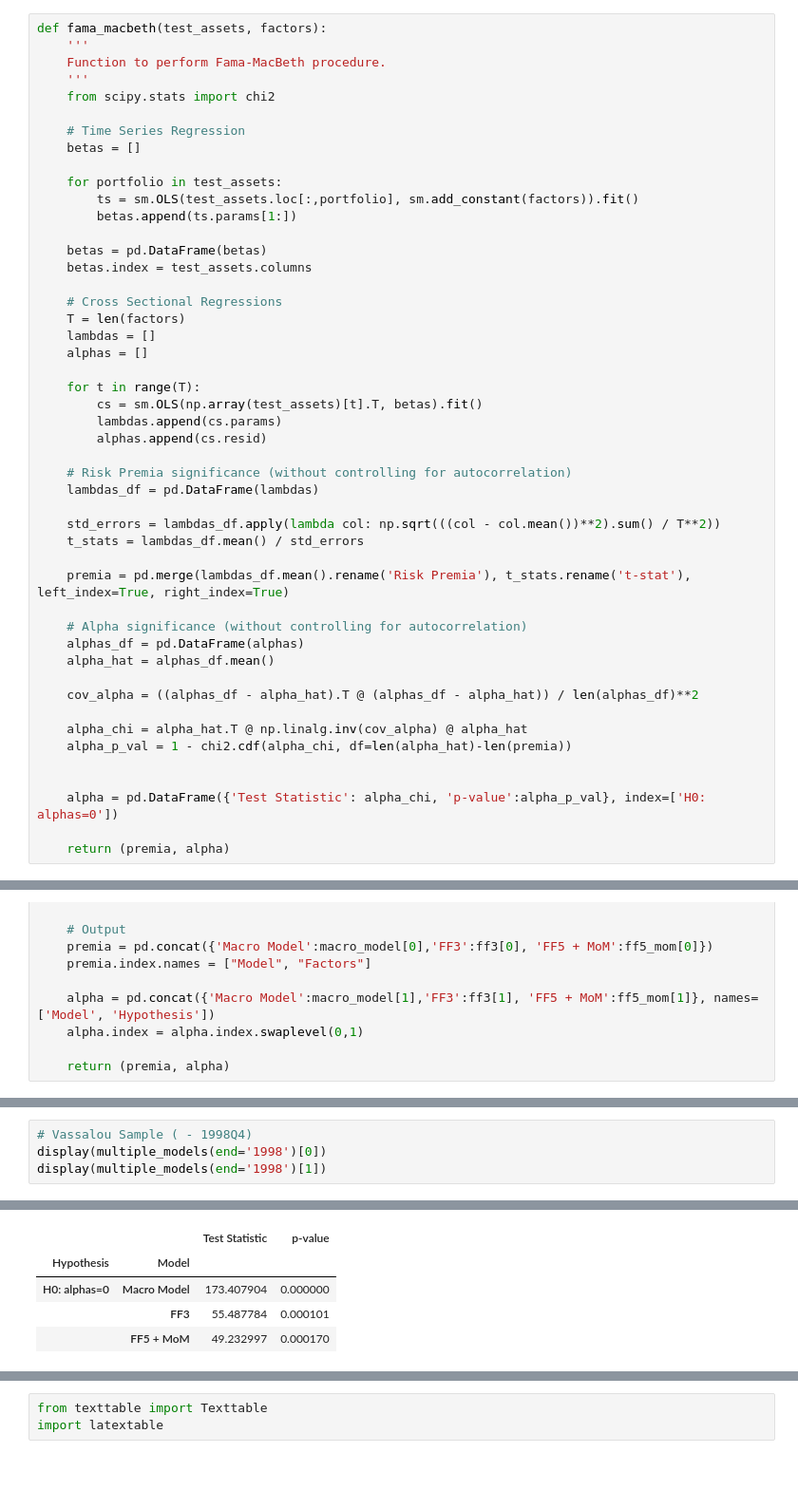
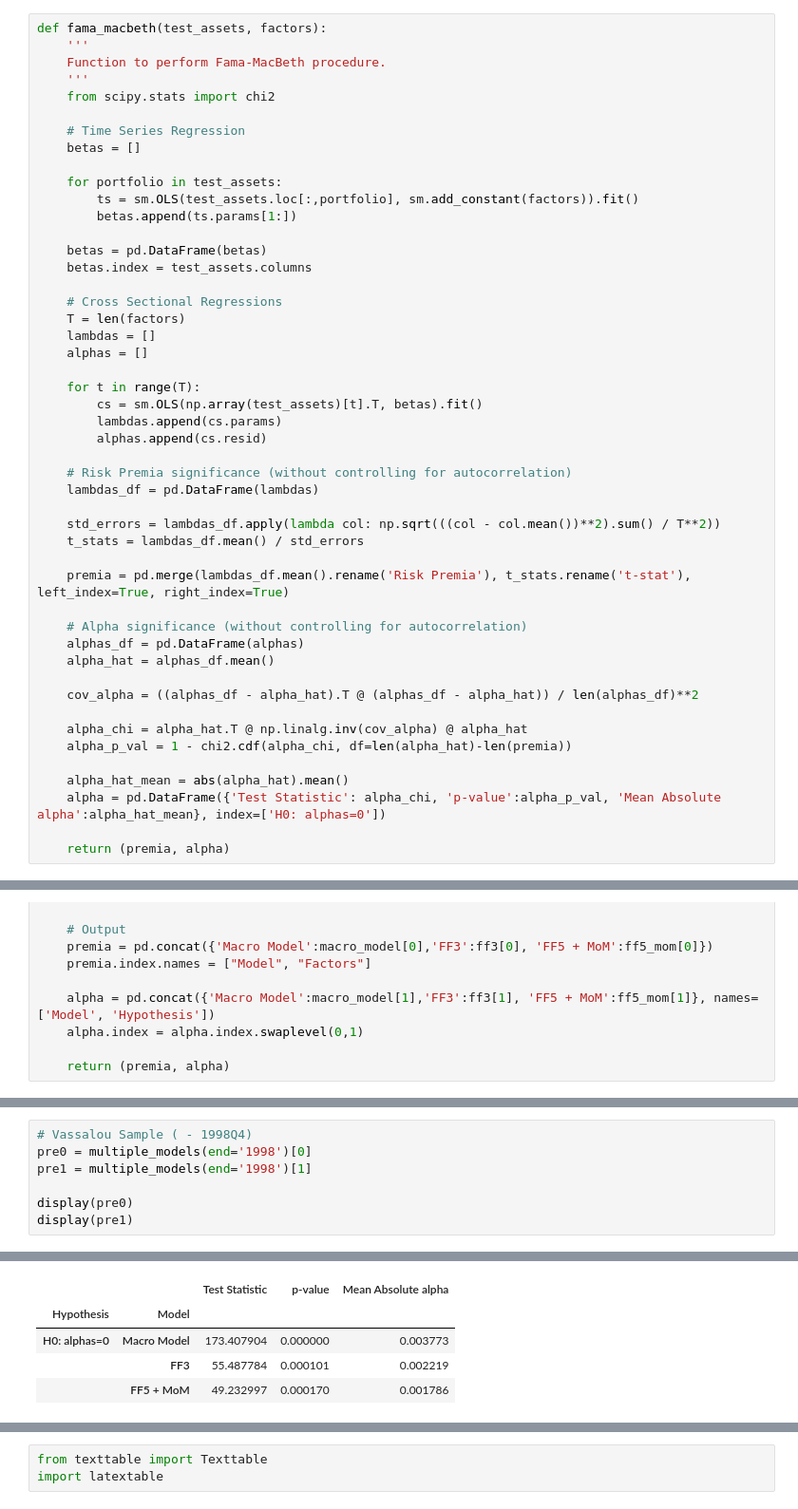
Before and after one commit to santoromano/Macro-Cross-Sectional-Analysis, a Jupyter notebook: empirics.ipynb, the cells around one changed output, grey strips where cells are left out. Shown at 95% size. Drawn from its saved outputs; the diff is of its cells as text; blank space fills up the shorter version.

```diff
--- a/empirics.ipynb
+++ b/empirics.ipynb
@@ -487,8 +487,8 @@ def fama_macbeth(test_assets, factors):
     alpha_chi = alpha_hat.T @ np.linalg.inv(cov_alpha) @ alpha_hat
     alpha_p_val = 1 - chi2.cdf(alpha_chi, df=len(alpha_hat)-len(premia))
 
-
-    alpha = pd.DataFrame({'Test Statistic': alpha_chi, 'p-value':alpha_p_val}, index=['H0: alphas=0'])
+    alpha_hat_mean = abs(alpha_hat).mean()
+    alpha = pd.DataFrame({'Test Statistic': alpha_chi, 'p-value':alpha_p_val, 'Mean Absolute alpha':alpha_hat_mean}, index=['H0: alphas=0'])
 
     return (premia, alpha)
 # %%
@@ -538,26 +541,29 @@ display(multiple_models()[1])
 # %%
 # Vassalou Sample ( - 1998Q4)
-display(multiple_models(end='1998')[0])
-display(multiple_models(end='1998')[1])
+pre0 = multiple_models(end='1998')[0]
+pre1 = multiple_models(end='1998')[1]
+
+display(pre0)
+display(pre1)
 # %% [output]
 |  |  | Risk Premia | t-stat |
 | Model | Factors |  |  |
 | Macro Model | gdp_4qoq | 0.010423 | 3.976937 |
 |  | cpi_4qoq | -0.009193 | -3.229644 |
 |  | Mkt-RF | 0.022742 | 2.593065 |
 | FF3 | Mkt-RF | 0.021559 | 2.481653 |
 |  | SMB | 0.003977 | 0.697368 |
 |  | HML | 0.014559 | 2.578230 |
 | FF5 + MoM | Mkt-RF | 0.021865 | 2.526267 |
 |  | SMB | 0.005455 | 0.959350 |
 |  | HML | 0.013430 | 2.387979 |
 |  | RMW | 0.011122 | 2.117136 |
 |  | CMA | -0.005922 | -0.957865 |
 |  | Mom | -0.017195 | -1.589295 |
-|  |  | Test Statistic | p-value |
-| Hypothesis | Model |  |  |
-| H0: alphas=0 | Macro Model | 173.407904 | 0.000000 |
-|  | FF3 | 55.487784 | 0.000101 |
-|  | FF5 + MoM | 49.232997 | 0.000170 |
+|  |  | Test Statistic | p-value | Mean Absolute alpha |
+| Hypothesis | Model |  |  |  |
+| H0: alphas=0 | Macro Model | 173.407904 | 0.000000 | 0.003773 |
+|  | FF3 | 55.487784 | 0.000101 | 0.002219 |
+|  | FF5 + MoM | 49.232997 | 0.000170 | 0.001786 |
 # %%
 # Post-Vassalou Sample (1998Q4 - )
```
Also changed, not shown: parts of 5 cells of this notebook, 1 other file.
